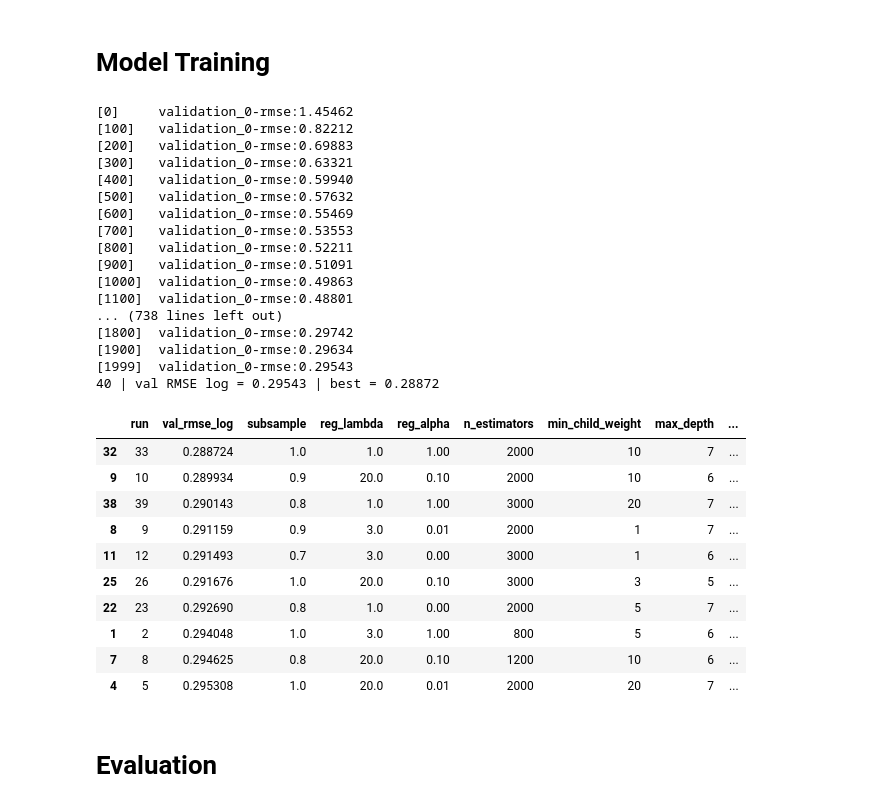
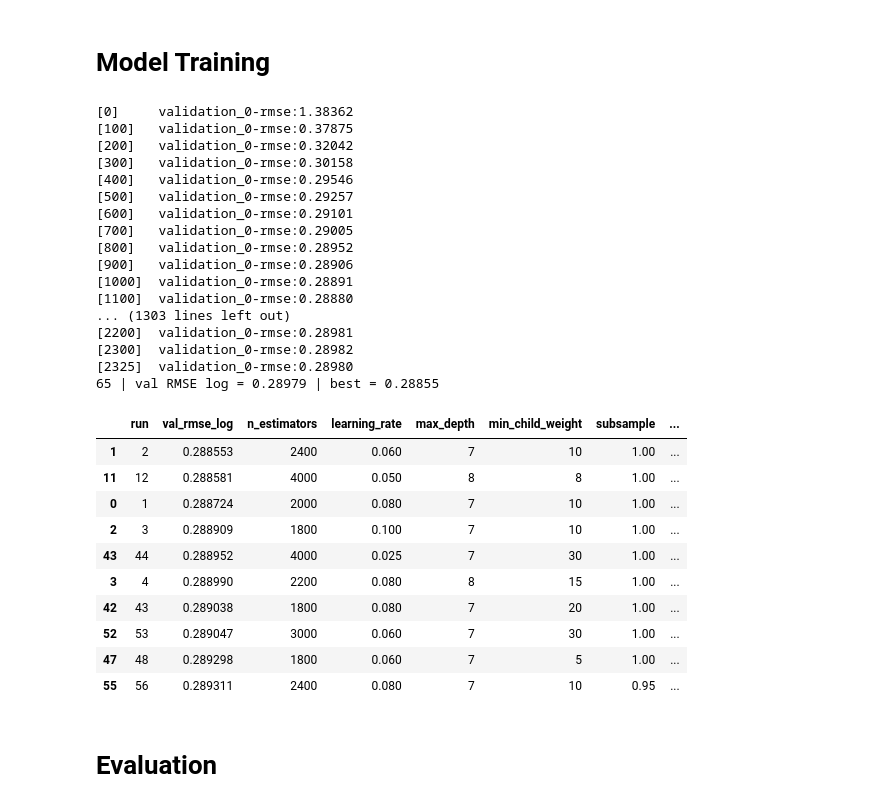
Before and after one commit to sidnarsipur/onnx-predict, a Jupyter notebook: training/sid/training_run_one.ipynb, the cells around one changed output. Drawn from its saved outputs; the diff is of its cells as text; code cells hidden in the pictures.

```diff
--- a/training/sid/training_run_one.ipynb
+++ b/training/sid/training_run_one.ipynb
@@ -122,12 +122,12 @@ def train_xgb(params, X_train, y_train, X_val, y_val):
 from sklearn.model_selection import ParameterSampler
 
 param_dist = {
-    "n_estimators": [800, 1200, 1600, 2000, 3000],
-    "learning_rate": [0.01, 0.02, 0.03, 0.05, 0.08],
-    "max_depth": [3, 4, 5, 6, 7],
-    "min_child_weight": [1, 3, 5, 10, 20],
-    "subsample": [0.7, 0.8, 0.9, 1.0],
-    "colsample_bytree": [0.7, 0.8, 0.9, 1.0],
-    "reg_lambda": [1.0, 3.0, 5.0, 10.0, 20.0],
-    "reg_alpha": [0.0, 0.01, 0.1, 1.0],
+    "n_estimators": [1800, 2000, 2400, 2800, 3000, 3500, 4000, 5000],
+    "learning_rate": [0.025, 0.03, 0.04, 0.05, 0.06, 0.08],
+    "max_depth": [5, 6, 7, 8],
+    "min_child_weight": [3, 5, 8, 10, 15, 20, 30],
+    "subsample": [0.85, 0.9, 0.95, 1.0],
+    "colsample_bytree": [0.8, 0.85, 0.9, 0.95, 1.0],
+    "reg_lambda": [0.5, 1.0, 2.0, 3.0, 5.0, 10.0, 20.0],
+    "reg_alpha": [0.0, 0.05, 0.1, 0.3, 0.5, 1.0, 2.0],
 }
@@ -134,66 +187,66 @@ param_dist = {
 # %%
-sampled_params = list(ParameterSampler(
+sampled_params = manual_params + list(ParameterSampler(
     param_dist,
-    n_iter=40,
-    random_state=42,
+    n_iter=60,
+    random_state=67,
 ))
 
 results = []
 
 best_model = None
 best_score = float("inf")
 best_params = None
 
 for i, params in enumerate(sampled_params, start=1):
   model, val_rmse = train_xgb(params, X_train, y_train, X_val, y_val)
 
   row = {
         "run": i,
         "val_rmse_log": val_rmse,
         **params,
     }
 
   results.append(row)
 
   if val_rmse < best_score:
     best_score = val_rmse
     best_model = model
     best_params = params
 
   print(f"{i:02d} | val RMSE log = {val_rmse:.5f} | best = {best_score:.5f}")
 
 
 tuning_results = pd.DataFrame(results).sort_values("val_rmse_log")
 tuning_results.head(10)
 # %% [output]
-[0]     validation_0-rmse:1.45462
-[100]   validation_0-rmse:0.82212
-[200]   validation_0-rmse:0.69883
-[300]   validation_0-rmse:0.63321
-[400]   validation_0-rmse:0.59940
-[500]   validation_0-rmse:0.57632
-[600]   validation_0-rmse:0.55469
-[700]   validation_0-rmse:0.53553
-[800]   validation_0-rmse:0.52211
-[900]   validation_0-rmse:0.51091
-[1000]  validation_0-rmse:0.49863
-[1100]  validation_0-rmse:0.48801
-... (738 lines left out)
-[1800]  validation_0-rmse:0.29742
-[1900]  validation_0-rmse:0.29634
-[1999]  validation_0-rmse:0.29543
-40 | val RMSE log = 0.29543 | best = 0.28872
+[0]     validation_0-rmse:1.38362
+[100]   validation_0-rmse:0.37875
+[200]   validation_0-rmse:0.32042
+[300]   validation_0-rmse:0.30158
+[400]   validation_0-rmse:0.29546
+[500]   validation_0-rmse:0.29257
+[600]   validation_0-rmse:0.29101
+[700]   validation_0-rmse:0.29005
+[800]   validation_0-rmse:0.28952
+[900]   validation_0-rmse:0.28906
+[1000]  validation_0-rmse:0.28891
+[1100]  validation_0-rmse:0.28880
+... (1303 lines left out)
+[2200]  validation_0-rmse:0.28981
+[2300]  validation_0-rmse:0.28982
+[2325]  validation_0-rmse:0.28980
+65 | val RMSE log = 0.28979 | best = 0.28855
-|  | run | val_rmse_log | subsample | reg_lambda | reg_alpha | n_estimators | min_child_weight | max_depth | ... |
-| 32 | 33 | 0.288724 | 1.0 | 1.0 | 1.00 | 2000 | 10 | 7 | ... |
-| 9 | 10 | 0.289934 | 0.9 | 20.0 | 0.10 | 2000 | 10 | 6 | ... |
-| 38 | 39 | 0.290143 | 0.8 | 1.0 | 1.00 | 3000 | 20 | 7 | ... |
-| 8 | 9 | 0.291159 | 0.9 | 3.0 | 0.01 | 2000 | 1 | 7 | ... |
-| 11 | 12 | 0.291493 | 0.7 | 3.0 | 0.00 | 3000 | 1 | 6 | ... |
-| 25 | 26 | 0.291676 | 1.0 | 20.0 | 0.10 | 3000 | 3 | 5 | ... |
-| 22 | 23 | 0.292690 | 0.8 | 1.0 | 0.00 | 2000 | 5 | 7 | ... |
-| 1 | 2 | 0.294048 | 1.0 | 3.0 | 1.00 | 800 | 5 | 6 | ... |
-| 7 | 8 | 0.294625 | 0.8 | 20.0 | 0.10 | 1200 | 10 | 6 | ... |
-| 4 | 5 | 0.295308 | 1.0 | 20.0 | 0.01 | 2000 | 20 | 7 | ... |
+|  | run | val_rmse_log | n_estimators | learning_rate | max_depth | min_child_weight | subsample | ... |
+| 1 | 2 | 0.288553 | 2400 | 0.060 | 7 | 10 | 1.00 | ... |
+| 11 | 12 | 0.288581 | 4000 | 0.050 | 8 | 8 | 1.00 | ... |
+| 0 | 1 | 0.288724 | 2000 | 0.080 | 7 | 10 | 1.00 | ... |
+| 2 | 3 | 0.288909 | 1800 | 0.100 | 7 | 10 | 1.00 | ... |
+| 43 | 44 | 0.288952 | 4000 | 0.025 | 7 | 30 | 1.00 | ... |
+| 3 | 4 | 0.288990 | 2200 | 0.080 | 8 | 15 | 1.00 | ... |
+| 42 | 43 | 0.289038 | 1800 | 0.080 | 7 | 20 | 1.00 | ... |
+| 52 | 53 | 0.289047 | 3000 | 0.060 | 7 | 30 | 1.00 | ... |
+| 47 | 48 | 0.289298 | 1800 | 0.060 | 7 | 5 | 1.00 | ... |
+| 55 | 56 | 0.289311 | 2400 | 0.080 | 7 | 10 | 0.95 | ... |
 # %% [markdown]
 # Evaluation
 # %%
```
Also changed, not shown: parts of 3 cells of this notebook, 3 other files.
